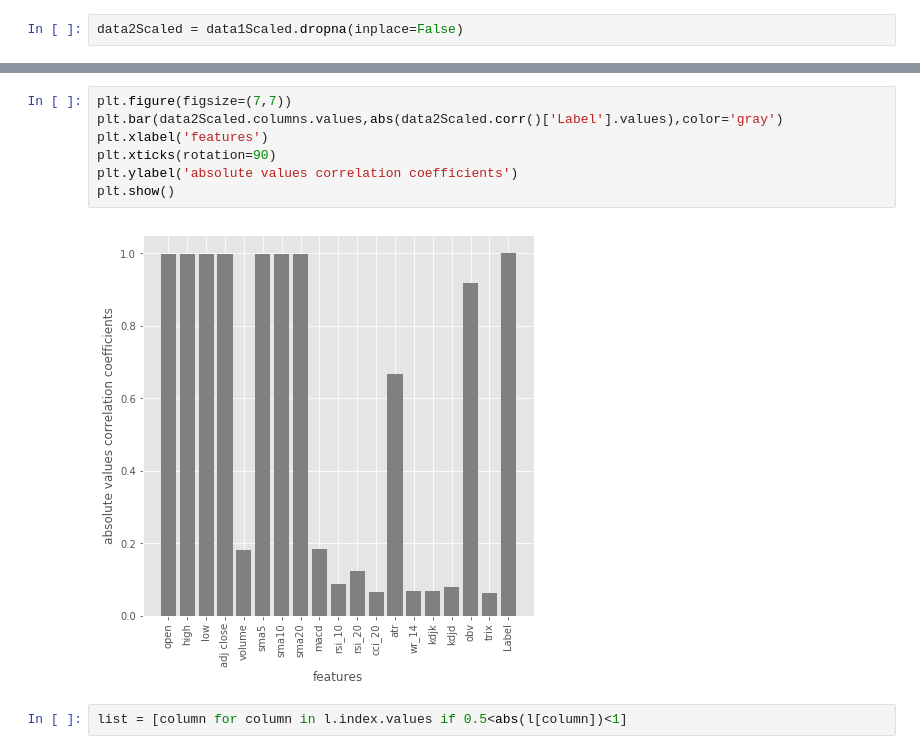
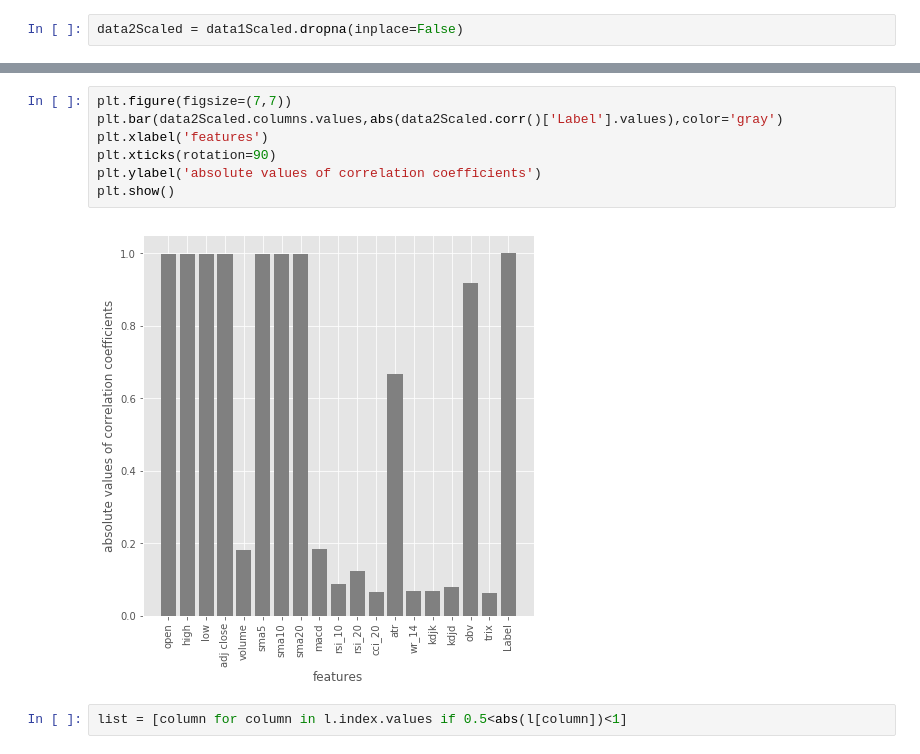
Before and after one commit to anp-scp/stock_price_prediction, a Jupyter notebook: notebooks/predictionUsingSVR.ipynb, the cells around one changed output, grey strips where cells are left out. Saved outputs shown, nothing was run; the diff lists cells and outputs as text.

```diff
--- a/notebooks/predictionUsingSVR.ipynb
+++ b/notebooks/predictionUsingSVR.ipynb
@@ -108,12 +106,12 @@ Name: Label, dtype: float64
 # %%
 plt.figure(figsize=(7,7))
 plt.bar(data2Scaled.columns.values,abs(data2Scaled.corr()['Label'].values),color='gray')
 plt.xlabel('features')
 plt.xticks(rotation=90)
-plt.ylabel('absolute values correlation coefficients')
+plt.ylabel('absolute values of correlation coefficients')
 plt.show()
 # %% [output]
-[figure, old version]
+[figure, new version]
 # %%
 list = [column for column in l.index.values if 0.5<abs(l[column])<1]
 # %%
```
Also changed, not shown: parts of 21 cells of this notebook.
